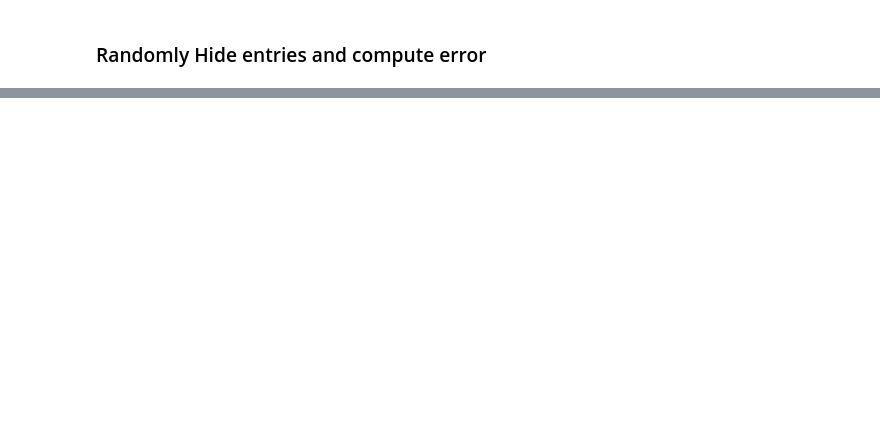
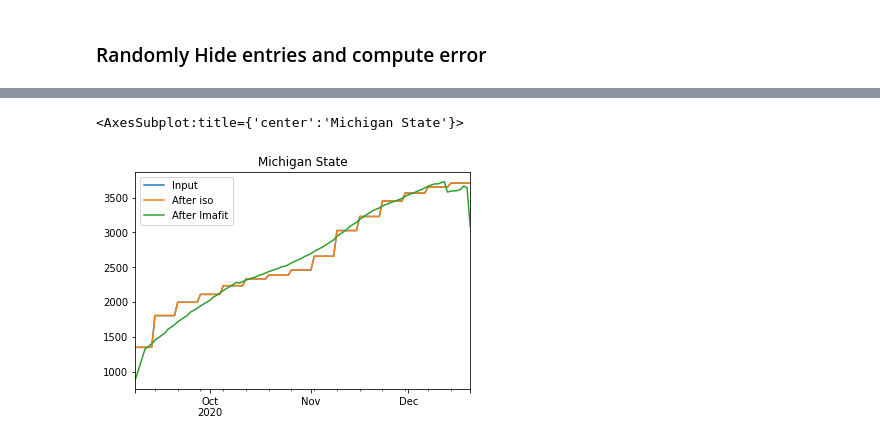
Before and after one commit to kevin-q2/Covid_Diffusion, a Jupyter notebook: analysis/completion_tests.ipynb, the cells around one changed output, grey strips where cells are left out. Saved outputs shown, nothing was run; the diff lists cells and outputs as text; code cells hidden in the pictures; blank space fills up the shorter version.

```diff
--- a/analysis/completion_tests.ipynb
+++ b/analysis/completion_tests.ipynb
@@ -229,0 +282,8 @@ Text(0.5, 1.0, 'Error after matrix completion + isotonic regression')
+# %%
+Michigan = pd.concat([dset.dataframe['Michigan State'], with_iso.dataframe['Michigan State'], with_comp.dataframe['Michigan State']], axis = 1)
+Michigan.columns = ['Input', 'After iso', 'After lmafit']
+
+Michigan.plot(legend=True, title = "Michigan State")
+# %% [output]
+<AxesSubplot:title={'center':'Michigan State'}>
+[figure, added]
```
Also changed, not shown: parts of 34 cells of this notebook.
